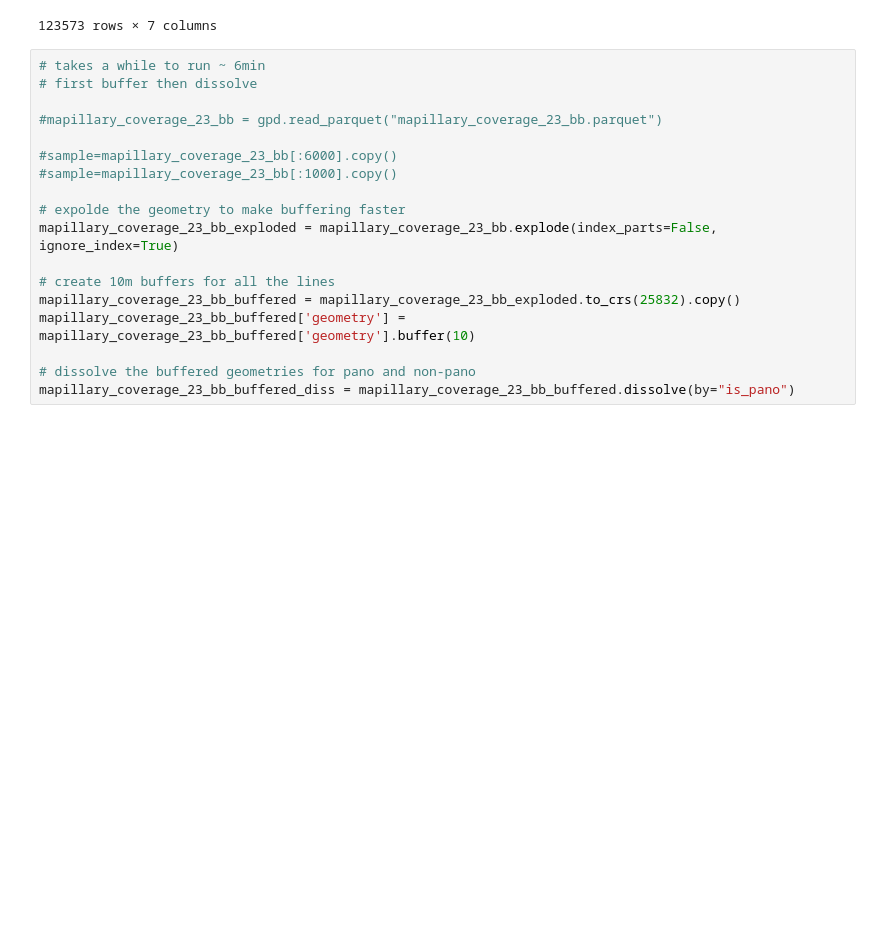
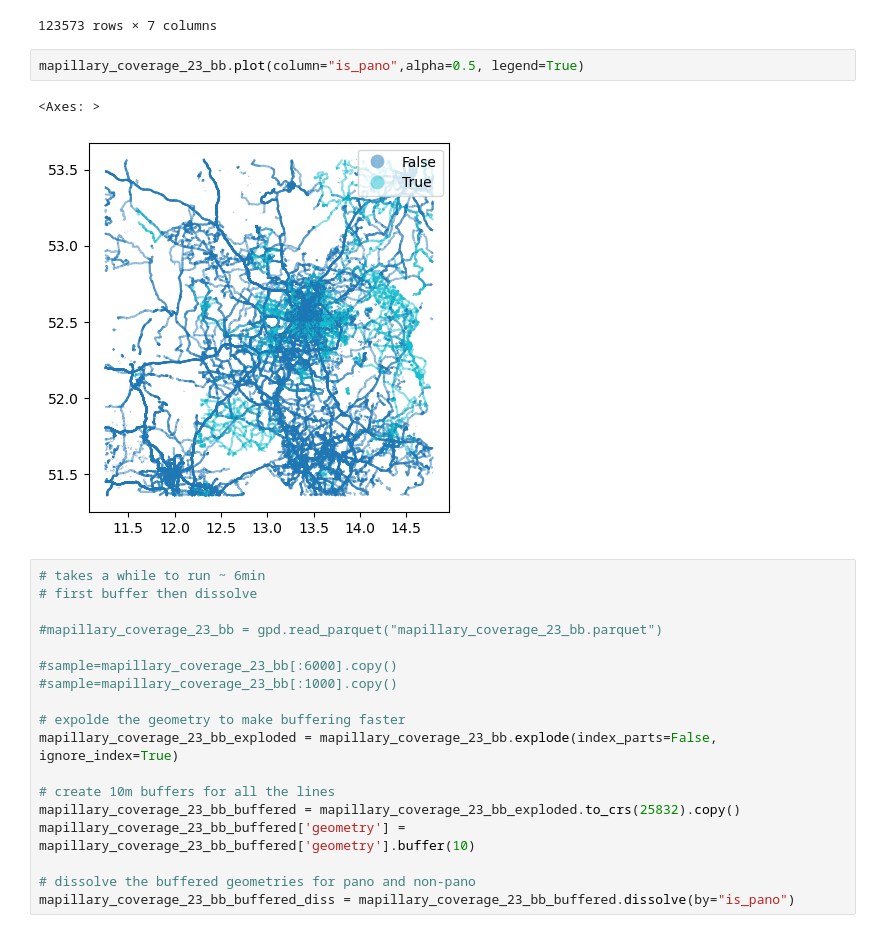
Before and after one commit to vizsim/mapillary_coverage, a Jupyter notebook: 2_create_buffer_coverage.ipynb, the cells around one changed output. Drawn from its saved outputs; the diff is of its cells as text; blank space fills up the shorter version.

```diff
--- a/2_create_buffer_coverage.ipynb
+++ b/2_create_buffer_coverage.ipynb
@@ -23,6 +23,11 @@ mapillary_coverage_23_bb
 | 123571 | LINESTRING (14.77977 51.5099, 14.... | 2024-05-31 | 1.092948e+14 | NHx4eIw2BcnPWvLQOYhF0A | 4.713430e+14 | False | NaN |
 | 123572 | LINESTRING (14.78388 51.50874, 14... | 2024-05-31 | 1.092948e+14 | NHx4eIw2BcnPWvLQOYhF0A | 4.713430e+14 | False | NaN |
 123573 rows × 7 columns
+# %%
+mapillary_coverage_23_bb.plot(column="is_pano",alpha=0.5, legend=True)
+# %% [output]
+<Axes: >
+[figure, added]
 # %%
 # takes a while to run ~ 6min
 # first buffer then dissolve
```
Also changed, not shown: 1 other file.
